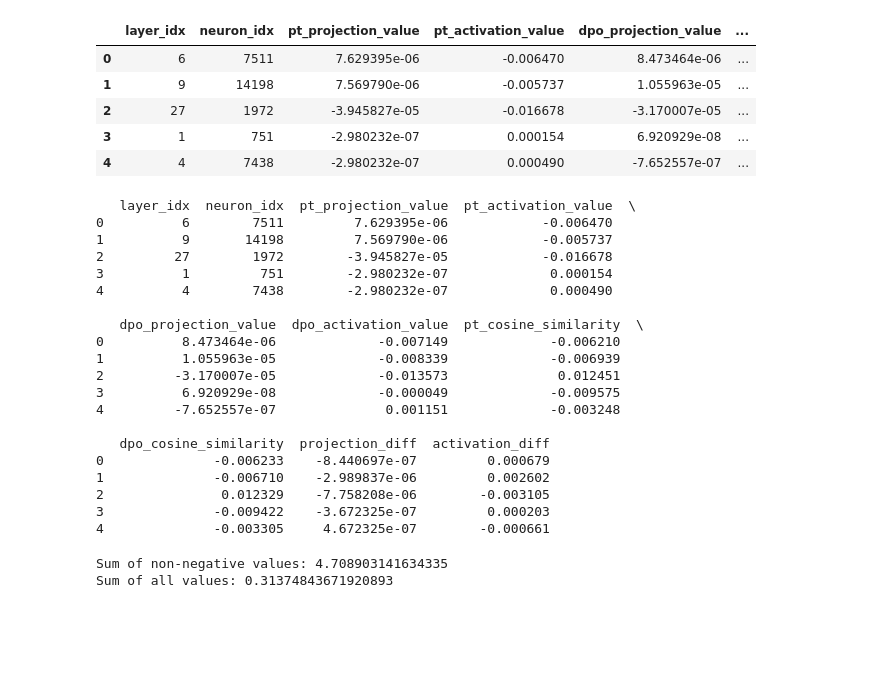
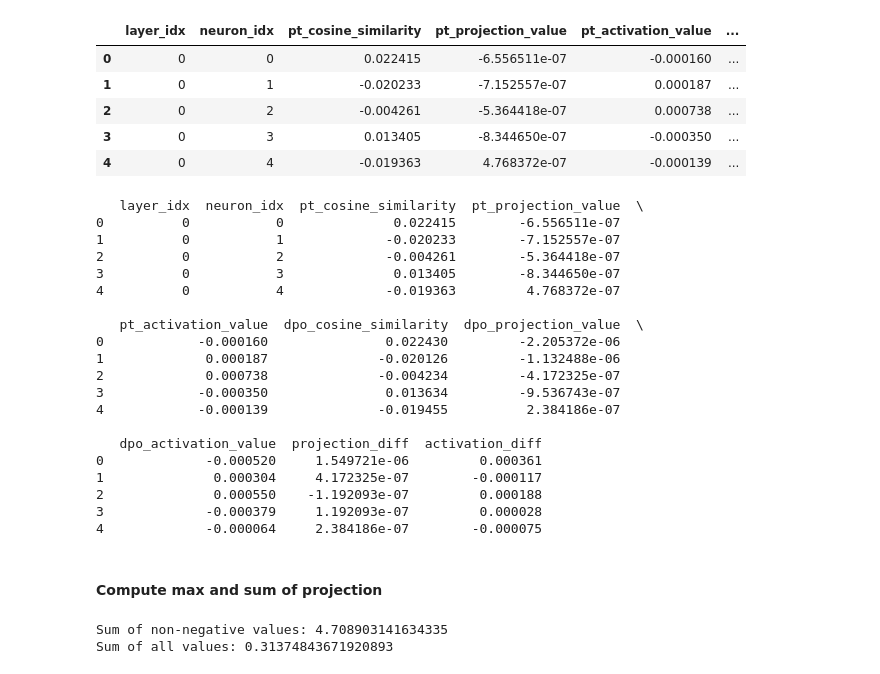
Before and after one commit to PamelaBha/MIB, a Jupyter notebook: toxicity/graphs/contribution_plot_mistral.ipynb, the cells around one changed output. Saved outputs shown, nothing was run; the diff lists cells and outputs as text; code cells hidden in the pictures; blank space fills up the shorter version.

```diff
--- a/toxicity/graphs/contribution_plot_mistral.ipynb
+++ b/toxicity/graphs/contribution_plot_mistral.ipynb
@@ -6,14 +7,14 @@ import matplotlib.pyplot as plt
 from functools import reduce
 # %%
-df = pd.read_csv('/data/kebl6672/dpo-toxic-general/toxicity/mistral_all_neuron_metrics_new.csv')
+df = pd.read_csv('/data/kebl6672/dpo-toxic-general/toxicity/mistral_all_neuron_metrics.csv')
 df.head()
 # %% [output]
-|  | layer_idx | neuron_idx | pt_projection_value | pt_activation_value | dpo_projection_value | ... |
-| 0 | 6 | 7511 | 7.629395e-06 | -0.006470 | 8.473464e-06 | ... |
-| 1 | 9 | 14198 | 7.569790e-06 | -0.005737 | 1.055963e-05 | ... |
-| 2 | 27 | 1972 | -3.945827e-05 | -0.016678 | -3.170007e-05 | ... |
-| 3 | 1 | 751 | -2.980232e-07 | 0.000154 | 6.920929e-08 | ... |
-| 4 | 4 | 7438 | -2.980232e-07 | 0.000490 | -7.652557e-07 | ... |
+|  | layer_idx | neuron_idx | pt_cosine_similarity | pt_projection_value | pt_activation_value | ... |
+| 0 | 0 | 0 | 0.022415 | -6.556511e-07 | -0.000160 | ... |
+| 1 | 0 | 1 | -0.020233 | -7.152557e-07 | 0.000187 | ... |
+| 2 | 0 | 2 | -0.004261 | -5.364418e-07 | 0.000738 | ... |
+| 3 | 0 | 3 | 0.013405 | -8.344650e-07 | -0.000350 | ... |
+| 4 | 0 | 4 | -0.019363 | 4.768372e-07 | -0.000139 | ... |
 # %%
 merged_df = df
 
@@ -25,26 +26,28 @@ merged_df['activation_diff'] = merged_df['pt_activation_value'] - merged_df['dpo
 
 print(merged_df.head())
 # %% [output]
-   layer_idx  neuron_idx  pt_projection_value  pt_activation_value  \
-0          6        7511         7.629395e-06            -0.006470
-1          9       14198         7.569790e-06            -0.005737
-2         27        1972        -3.945827e-05            -0.016678
-3          1         751        -2.980232e-07             0.000154
-4          4        7438        -2.980232e-07             0.000490
+   layer_idx  neuron_idx  pt_cosine_similarity  pt_projection_value  \
+0          0           0              0.022415        -6.556511e-07
+1          0           1             -0.020233        -7.152557e-07
+2          0           2             -0.004261        -5.364418e-07
+3          0           3              0.013405        -8.344650e-07
+4          0           4             -0.019363         4.768372e-07
 
-   dpo_projection_value  dpo_activation_value  pt_cosine_similarity  \
-0          8.473464e-06             -0.007149             -0.006210
-1          1.055963e-05             -0.008339             -0.006939
-2         -3.170007e-05             -0.013573              0.012451
-3          6.920929e-08             -0.000049             -0.009575
-4         -7.652557e-07              0.001151             -0.003248
+   pt_activation_value  dpo_cosine_similarity  dpo_projection_value  \
+0            -0.000160               0.022430         -2.205372e-06
+1             0.000187              -0.020126         -1.132488e-06
+2             0.000738              -0.004234         -4.172325e-07
+3            -0.000350               0.013634         -9.536743e-07
+4            -0.000139              -0.019455          2.384186e-07
 
-   dpo_cosine_similarity  projection_diff  activation_diff
-0              -0.006233    -8.440697e-07         0.000679
-1              -0.006710    -2.989837e-06         0.002602
-2               0.012329    -7.758208e-06        -0.003105
-3              -0.009422    -3.672325e-07         0.000203
-4              -0.003305     4.672325e-07        -0.000661
+   dpo_activation_value  projection_diff  activation_diff
+0             -0.000520     1.549721e-06         0.000361
+1              0.000304     4.172325e-07        -0.000117
+2              0.000550    -1.192093e-07         0.000188
+3             -0.000379     1.192093e-07         0.000028
+4             -0.000064     2.384186e-07        -0.000075
+# %% [markdown]
+#### Compute max and sum of projection
 # %%
 # Calculate the sum of non-negative values of 'projection_diff'
 sum_non_negative = merged_df[merged_df['projection_diff'] >= 0]['projection_diff'].sum()
```
Also changed, not shown: parts of 14 cells of this notebook, 3 other files.
